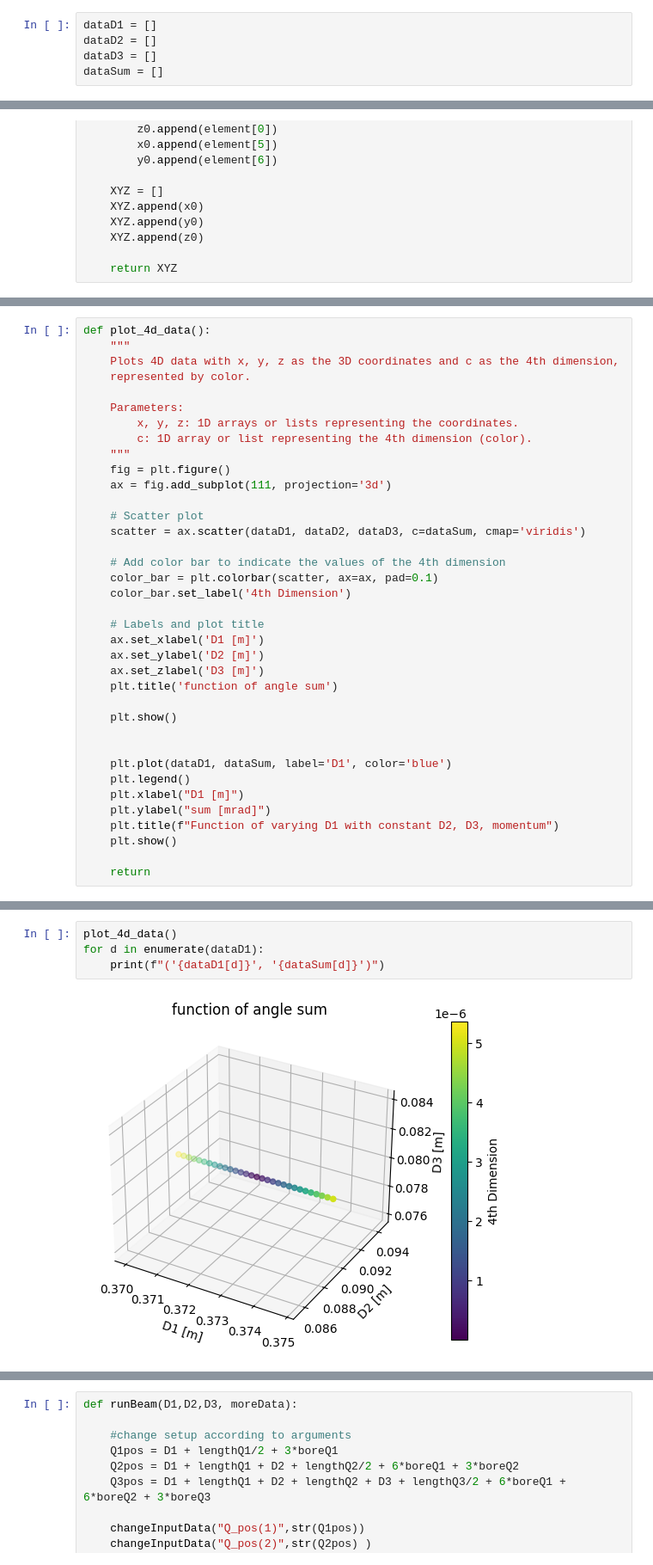
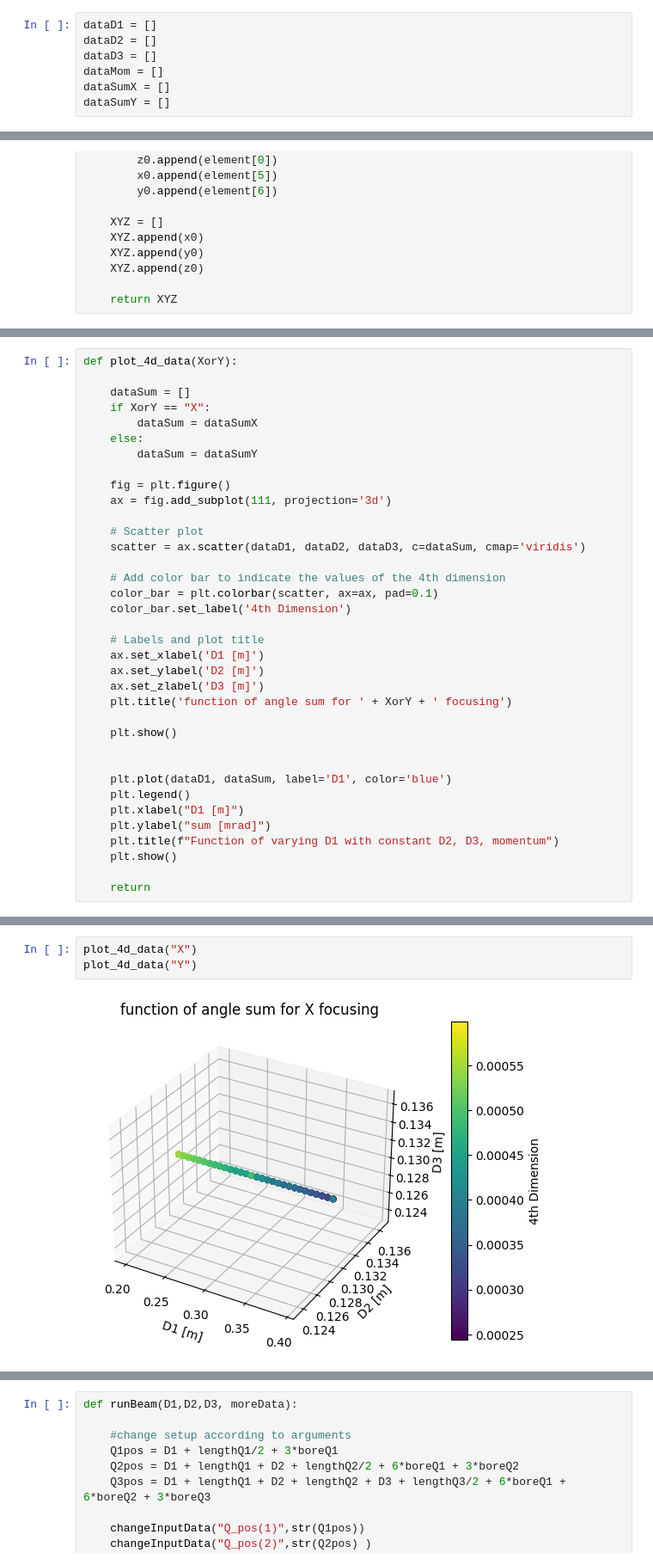
Before and after one commit to mvranovsky/Focusing-And-Deflecting-Devices, a Jupyter notebook: ASTRA/parallelFocusing/parallelFocused.ipynb, the cells around one changed output, grey strips where cells are left out. Shown at 86% size. Drawn from its saved outputs; the diff is of its cells as text.

```diff
--- a/ASTRA/parallelFocusing/parallelFocused.ipynb
+++ b/ASTRA/parallelFocusing/parallelFocused.ipynb
@@ -46,7 +45,9 @@ sig_py = 0.075E0
 dataD1 = []
 dataD2 = []
 dataD3 = []
-dataSum = []
+dataMom = []
+dataSumX = []
+dataSumY = []
 # %% [markdown]
 Files test0.ini all the way to test4.ini are input data for 5 different runs. File test0.ini has 0. reference particle with 0 offset and 0 initial angle, 1 and 2 have offsets in the x and y directions respectively and the last 2 have predefined angles. All of them should be parallel in the end.
 # %%
@@ -392,15 +431,14 @@ def plotRefXY(D1, D2, D3):
 
     return
 # %%
-def plot_4d_data():
-    """
-    Plots 4D data with x, y, z as the 3D coordinates and c as the 4th dimension,
-    represented by color.
+def plot_4d_data(XorY):
 
-    Parameters:
-        x, y, z: 1D arrays or lists representing the coordinates.
-        c: 1D array or list representing the 4th dimension (color).
-    """
+    dataSum = []
+    if XorY == "X":
+        dataSum = dataSumX
+    else:
+        dataSum = dataSumY
+
     fig = plt.figure()
     ax = fig.add_subplot(111, projection='3d')
 
@@ -415,7 +453,7 @@ def plot_4d_data():
     ax.set_xlabel('D1 [m]')
     ax.set_ylabel('D2 [m]')
     ax.set_zlabel('D3 [m]')
-    plt.title('function of angle sum')
+    plt.title('function of angle sum for ' + XorY + ' focusing')
 
     plt.show()
 
@@ -471,6 +508,5 @@ Running best setup again to get full data.
 # %%
-plot_4d_data()
-for d in enumerate(dataD1):
-    print(f"('{dataD1[d]}', '{dataSum[d]}')")
+plot_4d_data("X")
+plot_4d_data("Y")
 # %% [output]
-[figure, old version]
+[figure, new version]
```
Also changed, not shown: parts of 18 cells of this notebook, 20 other files.
